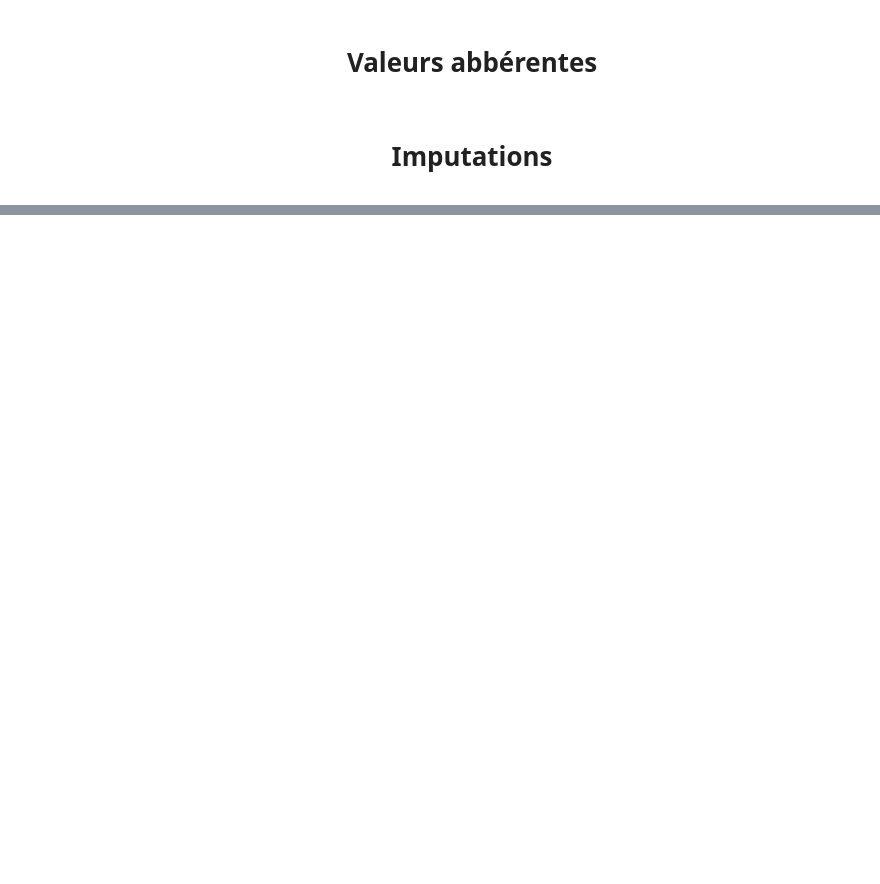
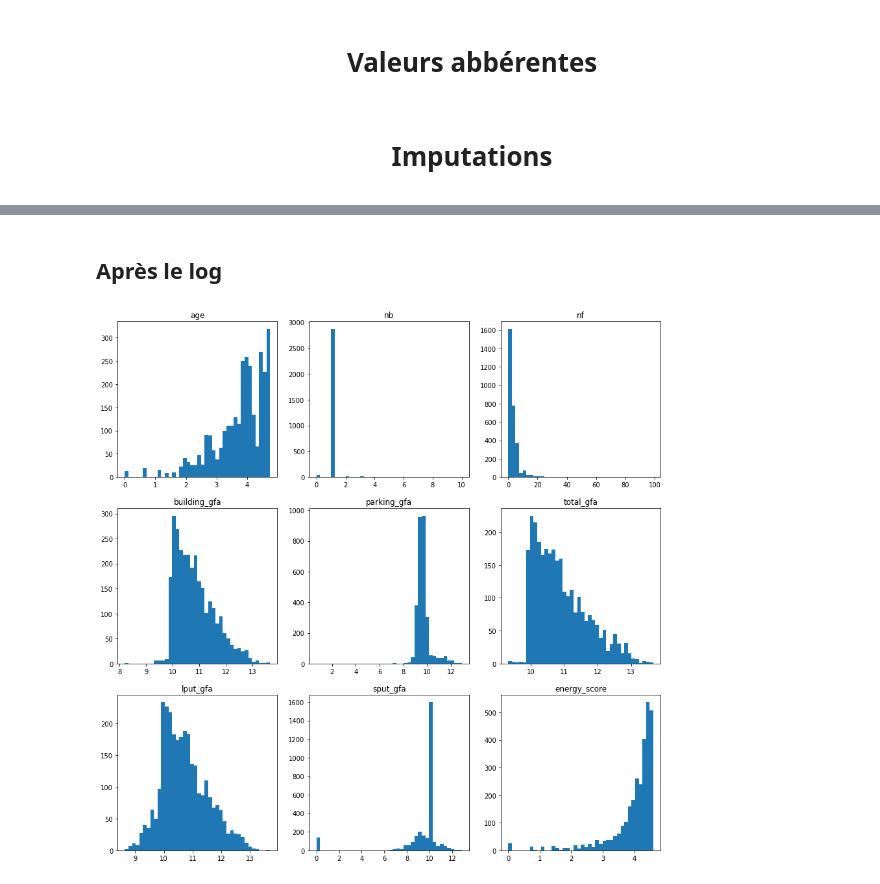
Before and after one commit to datanab/energy-consumption-prediction, a Jupyter notebook: Pélec_01_notebook_2.ipynb, the cells around one changed output, grey strips where cells are left out. Cells and saved outputs as stored; diff of their text form; code cells hidden in the pictures; blank space fills up the shorter version.

```diff
--- a/Pélec_01_notebook_2.ipynb
+++ b/Pélec_01_notebook_2.ipynb
@@ -266,0 +300,14 @@ bench_model_cleaned['energy_score'] = X_imp[:,8]
+# %% [markdown]
+## Après le log
+# %%
+fig, axs = plt.subplots(3,3, figsize=(15,15))
+numerical_features = ['age', 'nb', 'nf', 'building_gfa' ,'parking_gfa','total_gfa', 'lput_gfa', 'sput_gfa', 'energy_score']
+for idx in range(len(numerical_features)):
+    if (idx!=1)&(idx!=2):
+        axs[idx//3,idx%3].hist(bench_model_cleaned[numerical_features[idx]].apply(lambda x: np.log(x) if x!=0 else 0),bins=40)
+        axs[idx//3,idx%3].set_title(numerical_features[idx])
+    else:
+        axs[idx//3,idx%3].hist(bench_model_cleaned[numerical_features[idx]],bins=40)
+        axs[idx//3,idx%3].set_title(numerical_features[idx])
+# %% [output]
+[figure, new version]
```
Also changed, not shown: parts of 34 cells of this notebook, 12 other files.
